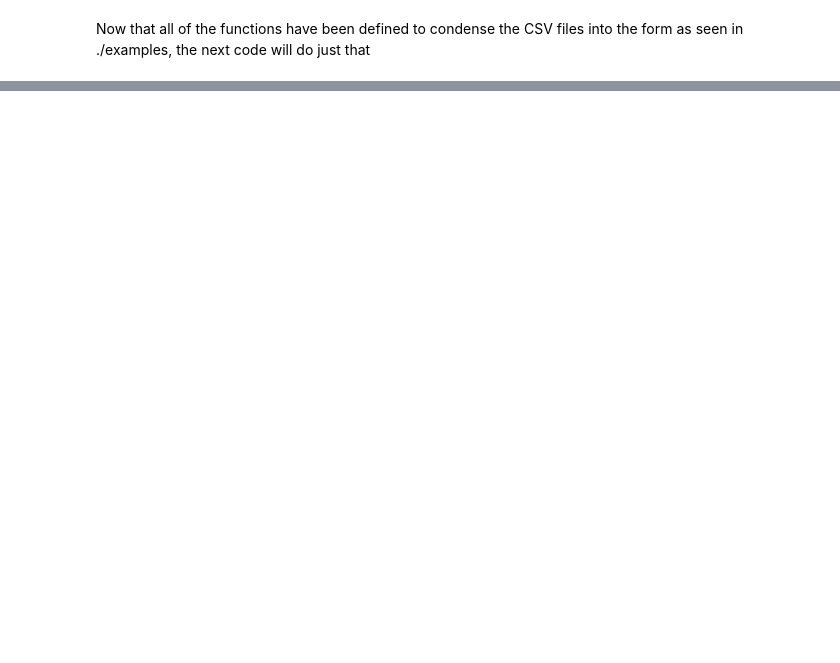
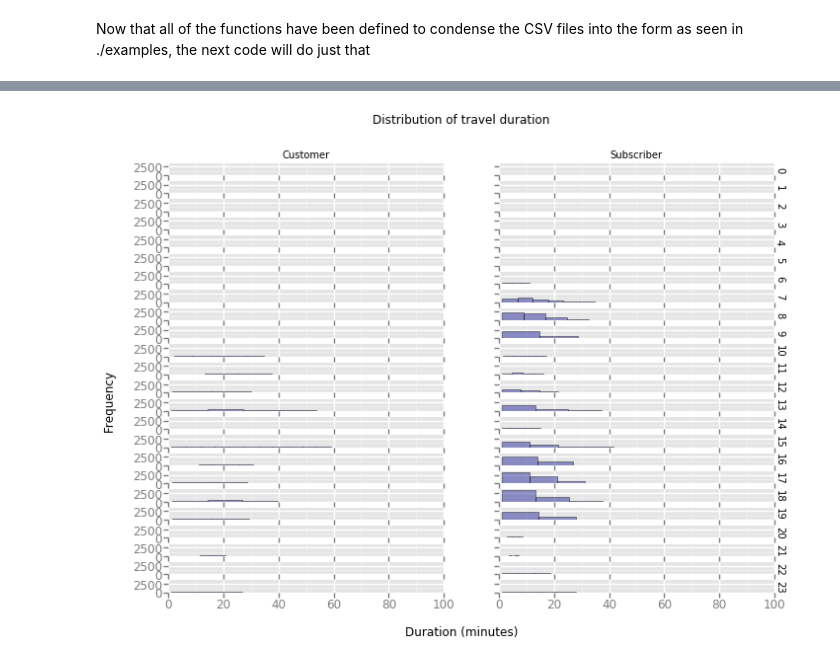
Before and after one commit to usafak/Udacity-Project---US-Bikeshare-Data-Analysis, a Jupyter notebook: Analysis.ipynb, the cells around one changed output, grey strips where cells are left out. Cells and saved outputs as stored; diff of their text form; code cells hidden in the pictures; blank space fills up the shorter version.

```diff
--- a/Analysis.ipynb
+++ b/Analysis.ipynb
@@ -252,0 +570,4 @@ def condense_data(in_file, out_file, city):
+# %%
+create_histogram('./data/Washington-2016-Summary.csv', facet=True, x_facet='hour', y_facet='user_type', x_axis_limit=100)
+# %% [output]
+[figure, added]
```
Also changed, not shown: parts of 45 cells of this notebook.
